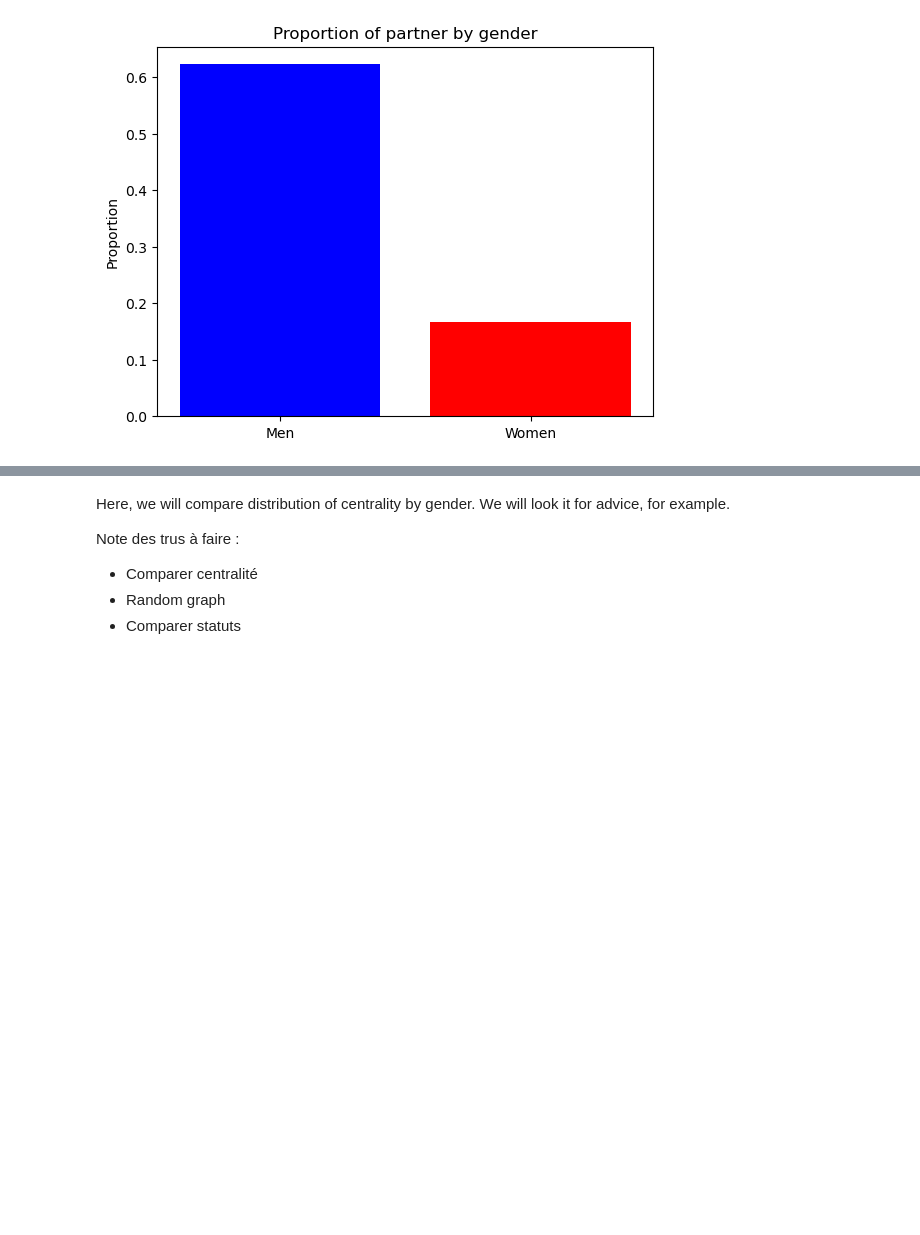
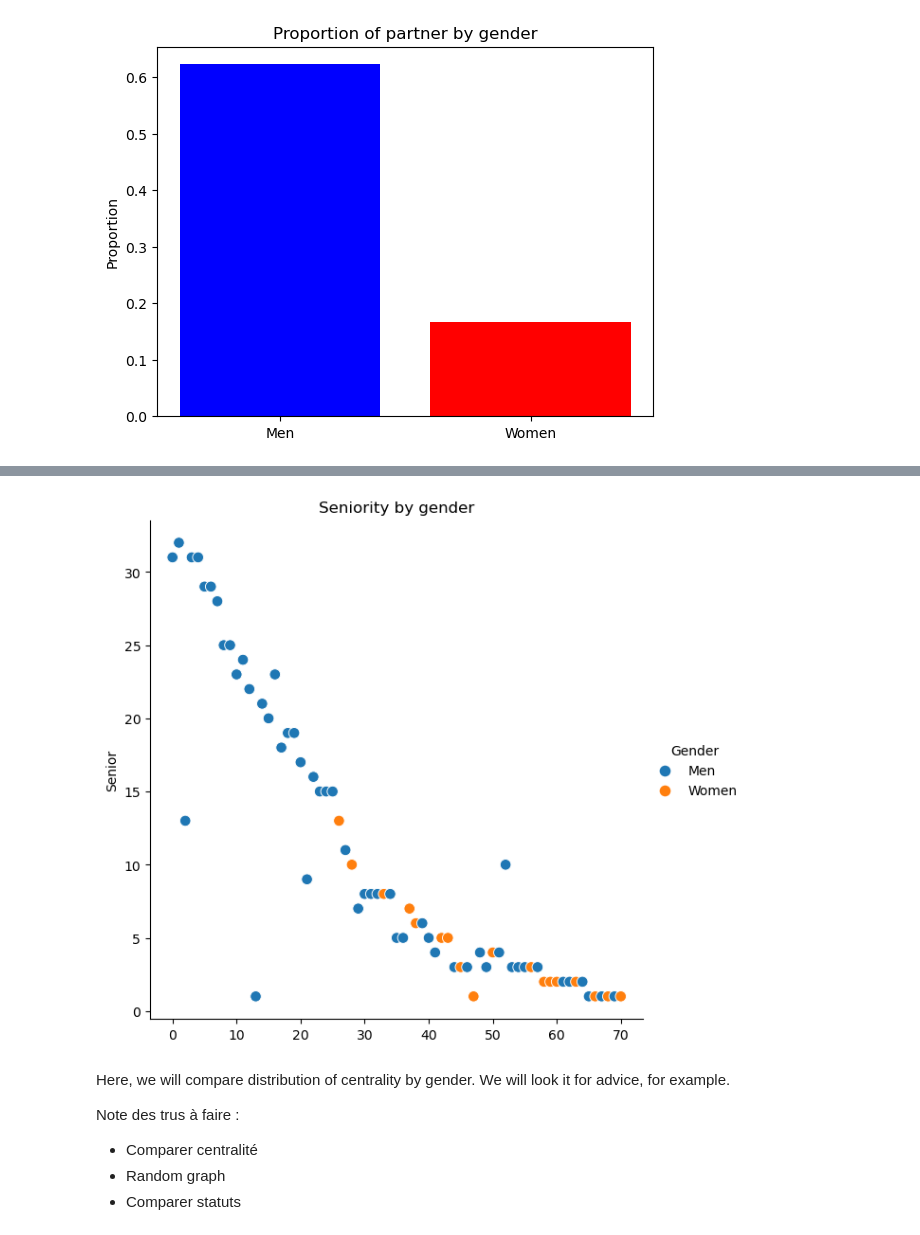
Before and after one commit to jmeynent/R-seaux, a Jupyter notebook: Code.ipynb, the cells around one changed output, grey strips where cells are left out. Saved outputs shown, nothing was run; the diff lists cells and outputs as text; code cells hidden in the pictures; blank space fills up the shorter version.

```diff
--- a/Code.ipynb
+++ b/Code.ipynb
@@ -132,0 +200,12 @@ plt.show
+# %%
+# Créez une variable numérique pour x basée sur les indices des lignes de votre DataFrame
+x_values = range(len(df))
+
+# Utilisez cette variable numérique comme valeur de x dans sns.relplot()
+gender_age_counts = df.replace({'Gender': {1: 'Men', 2: 'Women'}})
+sns.relplot(x=x_values, y="Senior", hue="Gender", data=gender_age_counts, height=6, s=70)
+plt.title('Seniority by gender')
+plt.savefig("Graphs/seniority_gender.jpg")
+plt.show()
+# %% [output]
+[figure, added]
```
Also changed, not shown: parts of 8 cells of this notebook, 5 other files.
